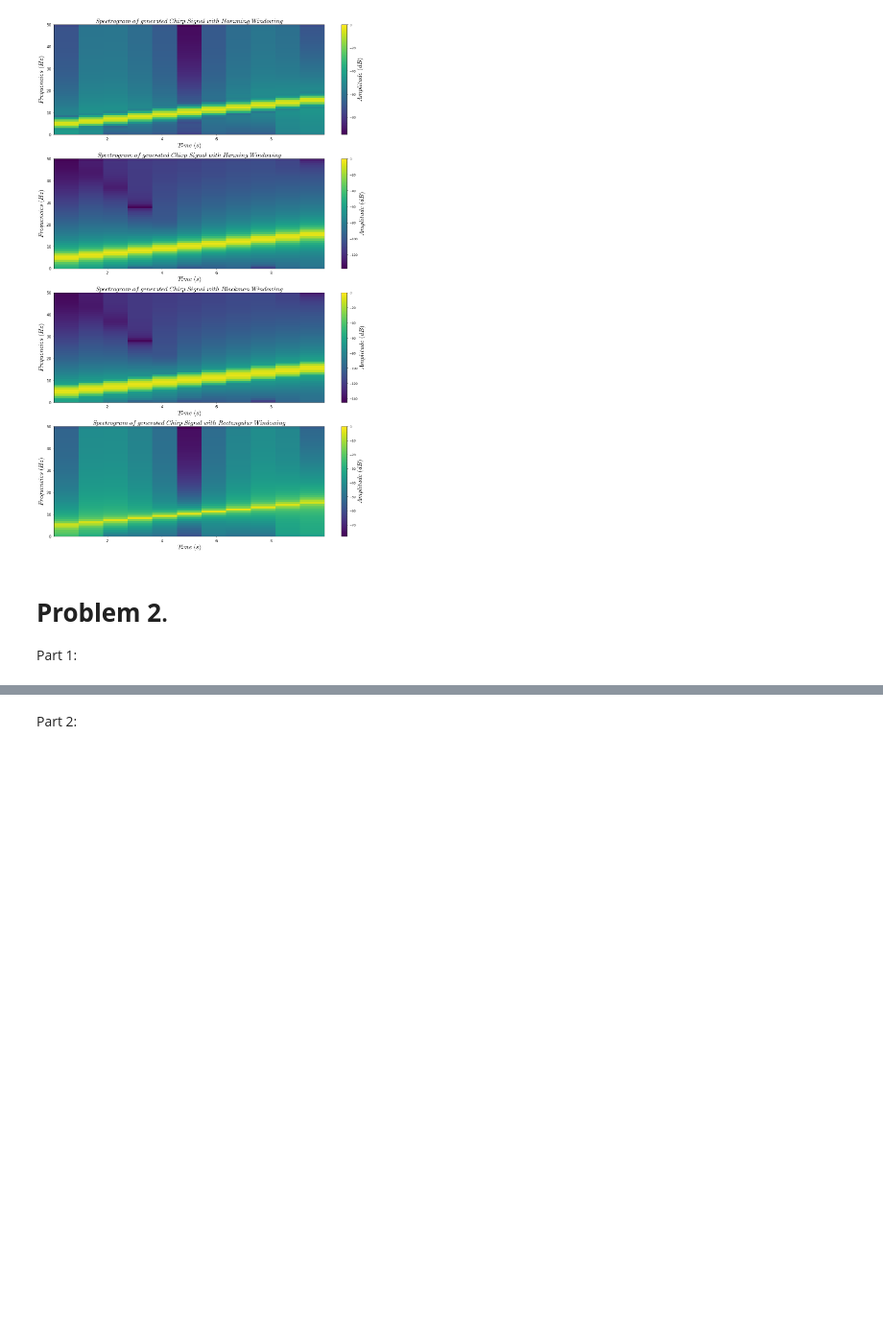
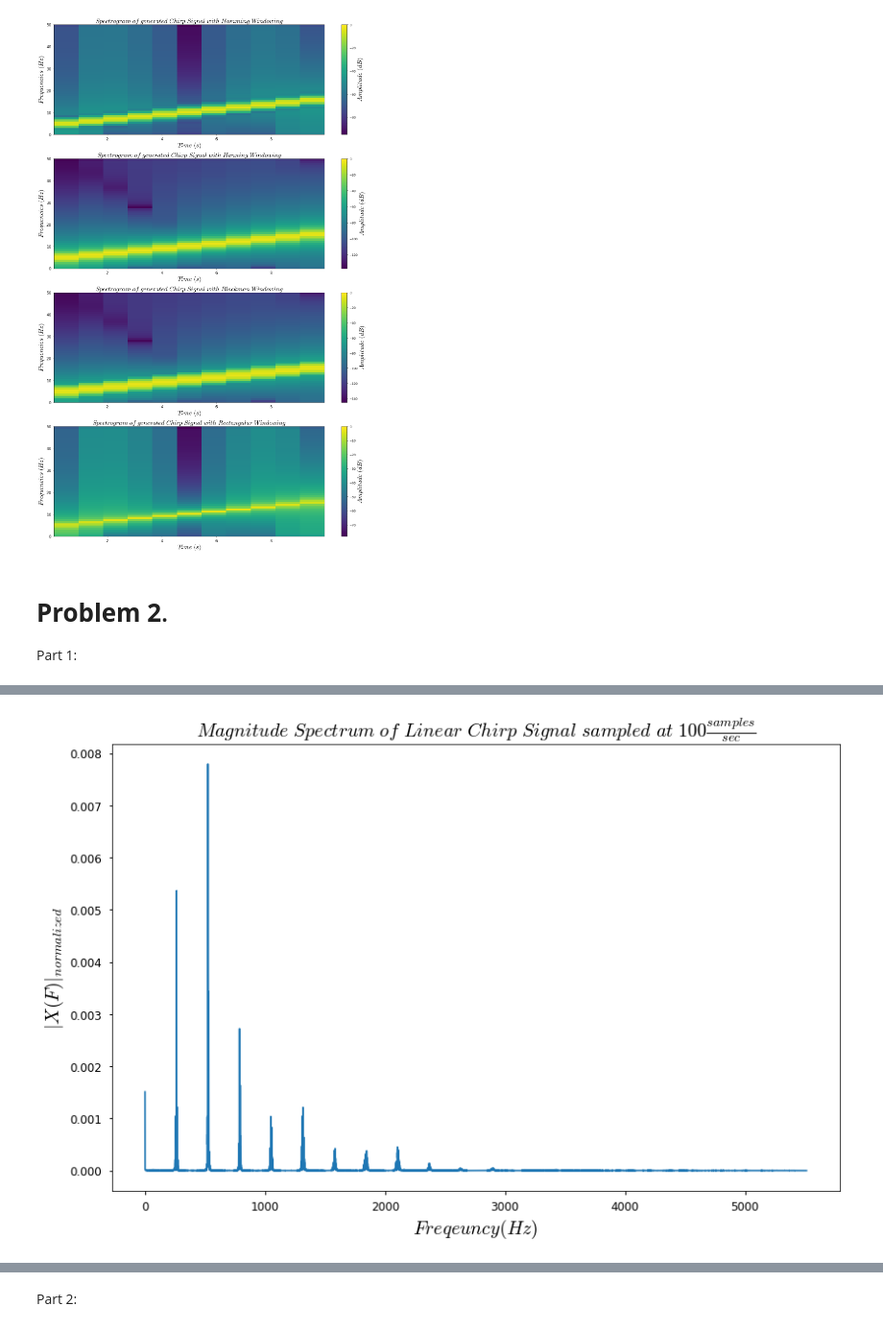
Before and after one commit to Harsha1569/DSP_Lab, a Jupyter notebook: Experiment_5/Experiment_5.ipynb, the cells around one changed output, grey strips where cells are left out. Shown at 96% size. Drawn from its saved outputs; the diff is of its cells as text; code cells hidden in the pictures; blank space fills up the shorter version.

```diff
--- a/Experiment_5/Experiment_5.ipynb
+++ b/Experiment_5/Experiment_5.ipynb
@@ -74,9 +74,10 @@ def mag_spec(x, Fs, max_freq=None, do_fft=True):
         C = int(C * max_freq / float(Fs) * 2)
     X = np.abs(fft(x)[0:C]) if do_fft else x[0:C]
     N = Fs * np.arange(0, C) / len(x);
-    return N, X
+    Xn = X/len(x)
+    return N, X, Xn
 
-frequency_1, ms_1 = mag_spec(w, Fs, Fs/2)
+frequency_1, ms_1, msn_1 = mag_spec(w, Fs, Fs/2)
 # %%
 fig, axs = plt.subplots(figsize=(12,8))
 def plot(x, y, xaxis_label=None, yaxis_label=None, row=None):
@@ -236,0 +238,15 @@ Size of instrument signal: (36250,)
+# %%
+frequency_2, ms_2, msn_2= mag_spec(track, Fs1, Fs1/2)
+fig, axs = plt.subplots(figsize=(12,8))
+def plot(x, y, xaxis_label=None, yaxis_label=None, row=None):
+    axs.plot(x, y)
+    axs.set_title(r'$Magnitude\ Spectrum\ of\ Linear\ Chirp\ Signal\ sampled\ at\ 100\frac{samples}{sec}$', fontsize = 20)
+    axs.set_xlabel(xaxis_label, fontsize = 20)
+    axs.set_ylabel(yaxis_label, fontsize = 20)
+    axs.tick_params(axis="both", labelsize = 12)
+    fig.tight_layout()
+
+plot(frequency_2, msn_2, xaxis_label=r'$Freqeuncy(Hz)$', yaxis_label=r'$|X(F)|_{normalized}$', row=0)
+fig.savefig('fig7.png')
+# %% [output]
+[figure, added]
```
Also changed, not shown: parts of 9 cells of this notebook.
